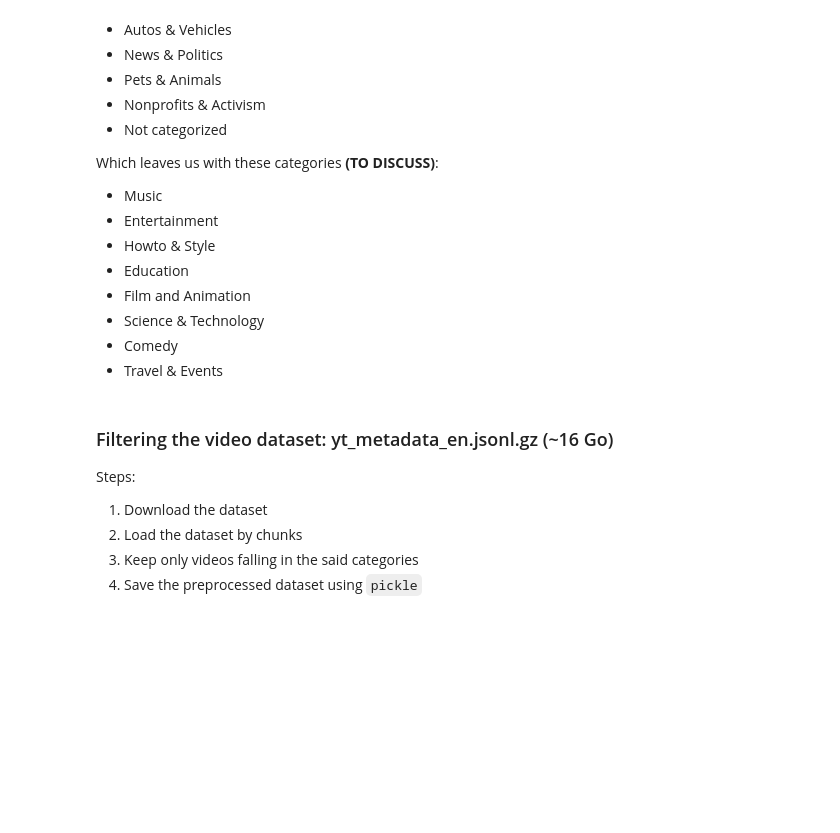
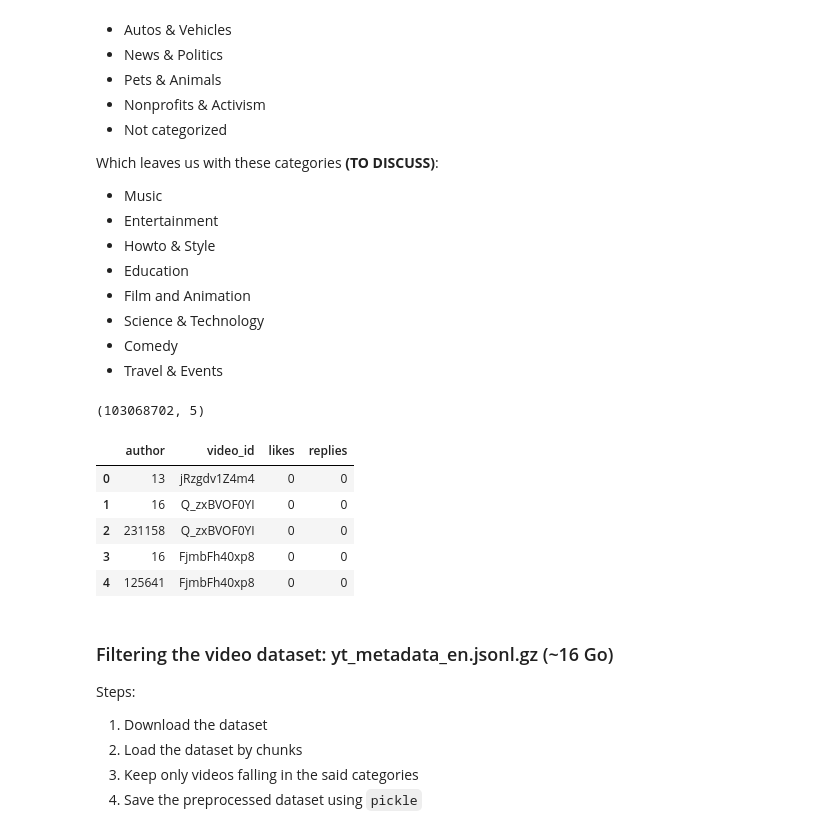
Before and after one commit to epfl-ada/ada-2022-project-geksada, a Jupyter notebook: dataset_preprocessing_gaston.ipynb, the cells around one changed output. Drawn from its saved outputs; the diff is of its cells as text; code cells hidden in the pictures; blank space fills up the shorter version.

```diff
--- a/dataset_preprocessing_gaston.ipynb
+++ b/dataset_preprocessing_gaston.ipynb
@@ -25,6 +25,22 @@ Which leaves us with these categories **(TO DISCUSS)**:
 # %%
 import pandas as pd
 import sys
+# %%
+df_comments1 = pd.read_feather('comments1.feather')
+print(df_comments1.shape)
+# %% [output]
+(103068702, 5)
+# %%
+df_comments1.drop(['level_0', 'index'], axis=1, inplace=True)
+# %%
+df_comments1.head()
+# %% [output]
+|  | author | video_id | likes | replies |
+| 0 | 13 | jRzgdv1Z4m4 | 0 | 0 |
+| 1 | 16 | Q_zxBVOF0YI | 0 | 0 |
+| 2 | 231158 | Q_zxBVOF0YI | 0 | 0 |
+| 3 | 16 | FjmbFh40xp8 | 0 | 0 |
+| 4 | 125641 | FjmbFh40xp8 | 0 | 0 |
 # %% [markdown]
 ### Filtering the video dataset: yt_metadata_en.jsonl.gz (~16 Go)
 Steps:
```
Also changed, not shown: 6 other files.
